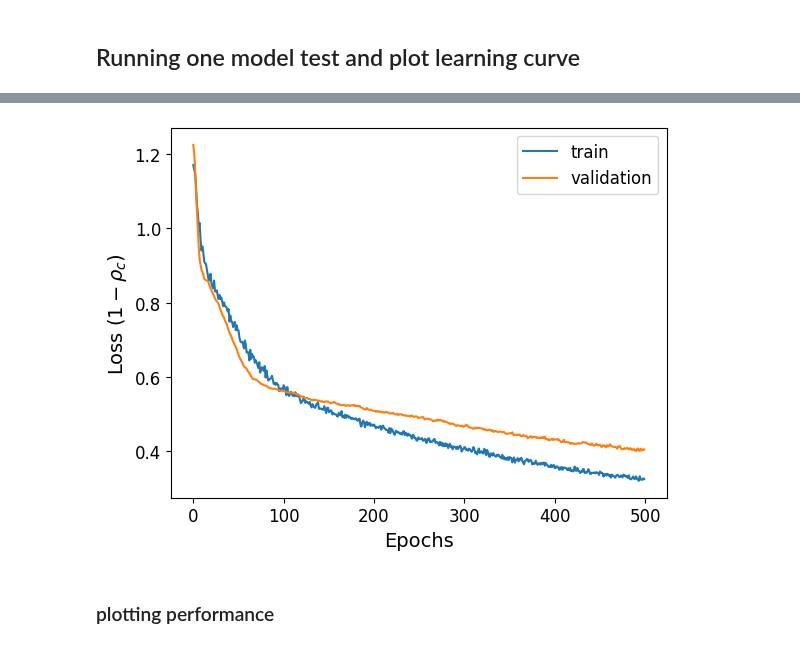
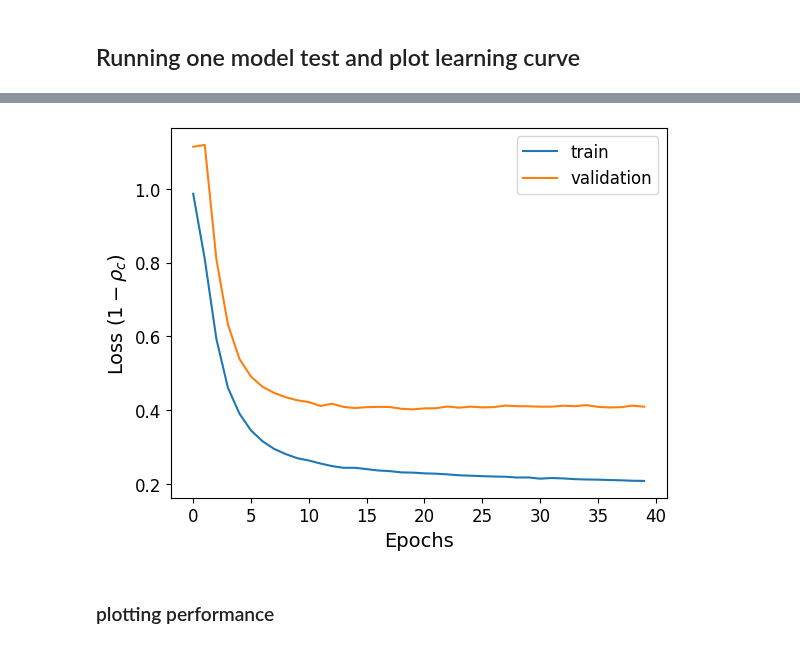
Before and after one commit to top-data/Soil_moisture, a Jupyter notebook: SM_modeling_surface.ipynb, the cells around one changed output, grey strips where cells are left out. Drawn from its saved outputs; the diff is of its cells as text; code cells hidden in the pictures.

Commit message:
Transfomer model was added.

```diff
--- a/SM_modeling_surface.ipynb
+++ b/SM_modeling_surface.ipynb
@@ -558,13 +597,13 @@ def station_series(model, df, inputs, stations, ix):
 # %% [markdown]
 ### Loading predictors
 # %%
-# df = pd.read_csv('drive/MyDrive/SoilMoisture/soil_moist_inputs.csv')
-# df.drop(['.geo'], inplace=True, axis=1)
-# df.set_index(pd.to_datetime(df['date'], format='%Y-%m-%d'), inplace=True)
-# df.dropna(how='any', inplace=True)
-# dfs = [append_sm(df, n) for n in stations]
+df = pd.read_csv('drive/MyDrive/SoilMoisture/soil_moist_inputs.csv')
+df.drop(['.geo'], inplace=True, axis=1)
+df.set_index(pd.to_datetime(df['date'], format='%Y-%m-%d'), inplace=True)
+df.dropna(how='any', inplace=True)
+dfs = [append_sm(df, n) for n in stations]
 print("dfs type:", type(dfs))
-dfs[0]
+dfs[0].head()
 # %% [output]
 dfs type: <class 'list'>
 |  | system:index | AWC1 | AWC2 | AWC3 | AWC4 | CLY1 | CLY2 | CLY3 | CLY4 | Emis_31 | ... |
@@ -624,7 +671,7 @@ statio = DF['id'].unique().tolist()
 # %% [markdown]
 ## Running one model test and plot learning curve
 # %%
-model, here, DFvali, DFtest = leave_one_out(statio[42], DF, var_in, mlp, statio)
+model, here, DFvali, DFtest = leave_one_out(statio[42], DF, var_in, model_transformer, statio)
 
 plot_learning(here)
 plt.show()
@@ -649,4 +696,4 @@ Epoch 500/500
-[figure, old version]
+[figure, new version]
 # %% [markdown]
 ### plotting performance
 # %%
```
Also changed, not shown: parts of 9 cells of this notebook.
